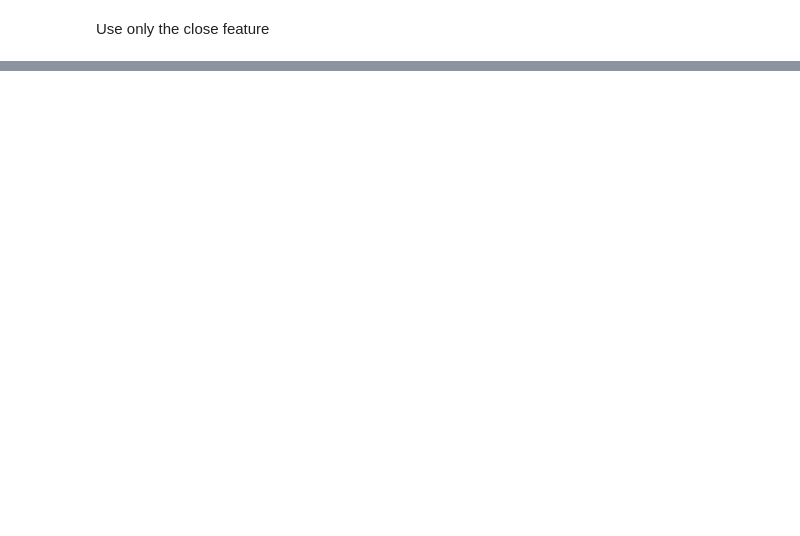
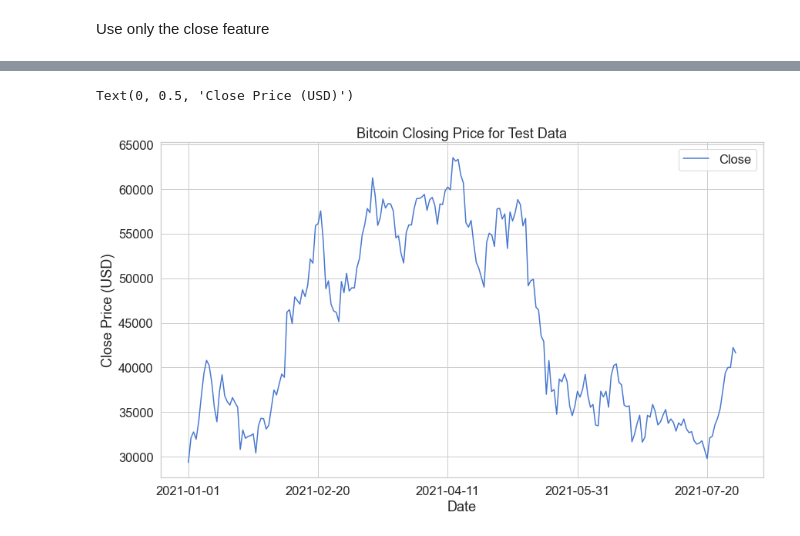
Before and after one commit to mizurin95/BTC-prediction, a Jupyter notebook: Bitcoin_prediction.ipynb, the cells around one changed output, grey strips where cells are left out. Cells and saved outputs as stored; diff of their text form; code cells hidden in the pictures; blank space fills up the shorter version.

```diff
--- a/Bitcoin_prediction.ipynb
+++ b/Bitcoin_prediction.ipynb
@@ -50,0 +40,2 @@ df.set_index("Date", drop=True, inplace=True)
+# %%
+test_data = pd.read_csv("BTC-USD(test).csv")
@@ -234,0 +85,8 @@ ValueError: Found array with dim 3. Estimator expected <= 2.
+# %%
+ax = test_data.plot(x='Date', y ='Close')
+ax.set_title('Bitcoin Closing Price for Test Data')
+ax.set_xlabel('Date')
+ax.set_ylabel('Close Price (USD)')
+# %% [output]
+Text(0, 0.5, 'Close Price (USD)')
+[figure, added]
```
Also changed, not shown: parts of 58 cells of this notebook.
